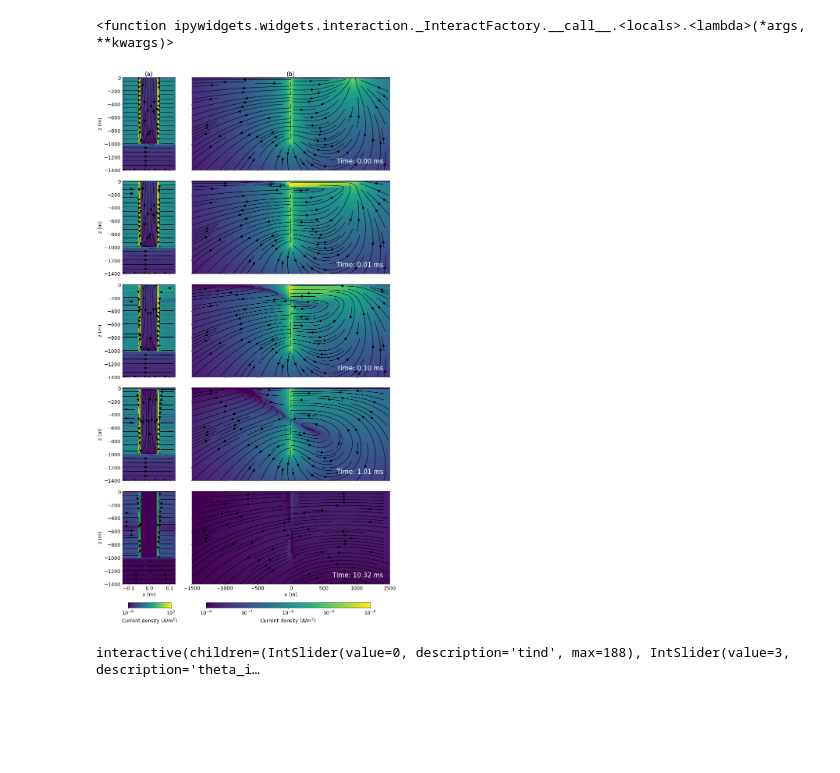
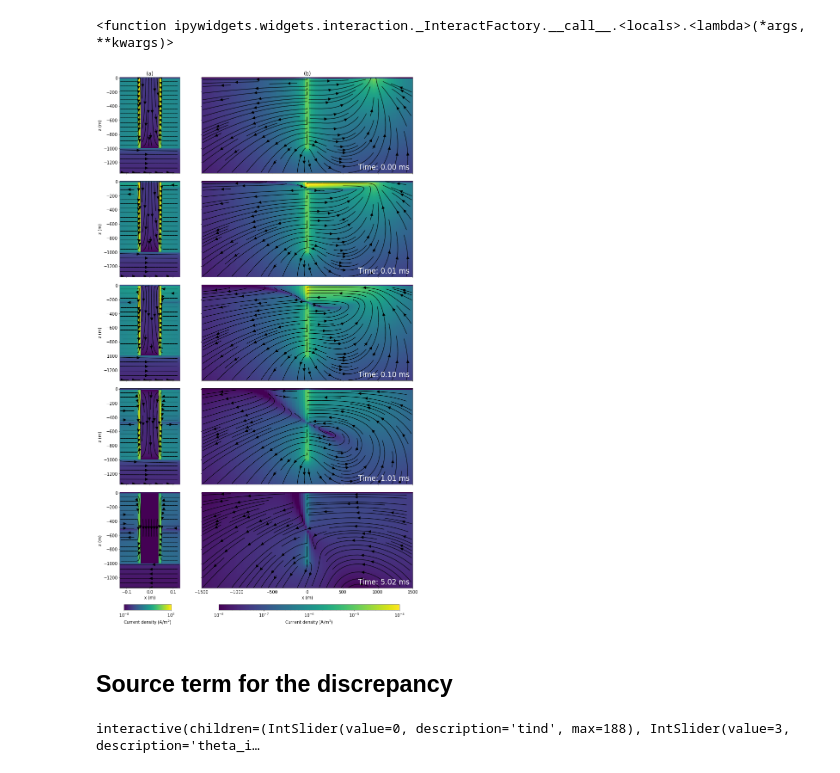
Before and after one commit to lheagy/heagy-2019-casing-ml, a Jupyter notebook: notebooks/TDEM_current_plots_src_term.ipynb, the cells around one changed output. Drawn from its saved outputs; the diff is of its cells as text; code cells hidden in the pictures; blank space fills up the shorter version.

Commit message:
generating figures

```diff
--- a/notebooks/TDEM_current_plots_src_term.ipynb
+++ b/notebooks/TDEM_current_plots_src_term.ipynb
@@ -473,16 +475,19 @@ viewer.widget_cross_section(
 interactive(children=(FloatText(value=1500.0, description='max_r'), FloatText(value=-10.0, description='min_de…
 <function ipywidgets.widgets.interaction._InteractFactory.__call__.<locals>.<lambda>(*args, **kwargs)>
 # %%
-plt_times = [0, 10, 28, 73, 137]
+plt_times = [0, 10, 28, 73, 118]
 clim_max = 1e-4
 clim_min = 1e-8
 clim = np.r_[clim_min, clim_max]
 
 clim_max_casing = 1e3
 clim_min_casing = 1e-8
+# clim_max_casing = 1e2
+# clim_min_casing = 1e-7
+
 clim_casing = np.r_[clim_min_casing, clim_max_casing]
 
-max_depth = 1.4*casing_l
+max_depth = 1.35*casing_l
 max_r_casing = 0.13
 top=10.
 
@@ -492,7 +497,7 @@ xlim = 1500.*np.r_[-1., 1.]
 
 # fig, ax = plt.subplots(4, len(plt_times), figsize )
 
-fig = plt.figure(figsize=(20, 5.5*len(plt_times)), dpi=50)
+fig = plt.figure(figsize=(20, 5*len(plt_times)), dpi=50)
 fig.subplots_adjust(bottom=0.8)
 
 gs = gridspec.GridSpec(len(plt_times), 2, width_ratios=[0.12, 0.85])
@@ -523,7 +528,7 @@ for i, tind in enumerate(plt_times):
         model_key='casing', show_cb=False, use_aspect=True,
         casing_outline=False, stream_opts=stream_opts
     )
-    ax1.text(1400, -1300, "Time: {:.2f} ms".format(sim.times[tind]*1e3), horizontalalignment="right", color='w', fontsize=24)
+    ax1.text(1450, -1300, "Time: {:.2f} ms".format(sim.times[tind]*1e3), horizontalalignment="right", color='w', fontsize=24)
 
     for a in [ax0, ax1]:
         a.set_title('')
@@ -538,36 +543,38 @@ for i, tind in enumerate(plt_times):
             a.set_xlabel('')
 
         if a in [ax1]:
             a.set_ylabel('')
             a.set_yticklabels(['']*len(a.get_yticklabels()))
 
 #         if a == ax1:
 #             a.set_ylabel('y (m)')
 
 
     if tind == 0:
         ax0.set_title('(a)')
         ax1.set_title('(b)')
 
 
 
 plt.tight_layout()
 
-cbar_ax2 = fig.add_axes([0.09, -0.01, 0.11, 0.01])
+cbar_ax2 = fig.add_axes([0.07, -0.01, 0.11, 0.01])
 cb2 = plt.colorbar(out_casing[0], cbar_ax2, orientation='horizontal')
 cb2.set_label('Current density (A/m$^2$)')
-cb2.set_ticks([1e-8, 1e3])
+cb2.set_ticks(clim_casing)
 cb2.update_ticks()
 
 cbar_ax = fig.add_axes([0.29, -0.01, 0.42, 0.01])
 cb = plt.colorbar(out[0], cbar_ax, orientation='horizontal')
 cb.set_label('Current density (A/m$^2$)')
 
 
 
 plt.show()
 # %% [output]
-[figure, old version]
+[figure, new version]
+# %% [markdown]
+## Source term for the discrepancy
 # %%
 def theta_index_mirror(theta_ind):
     return (
```
Also changed, not shown: parts of 21 cells of this notebook, 1 other file.
